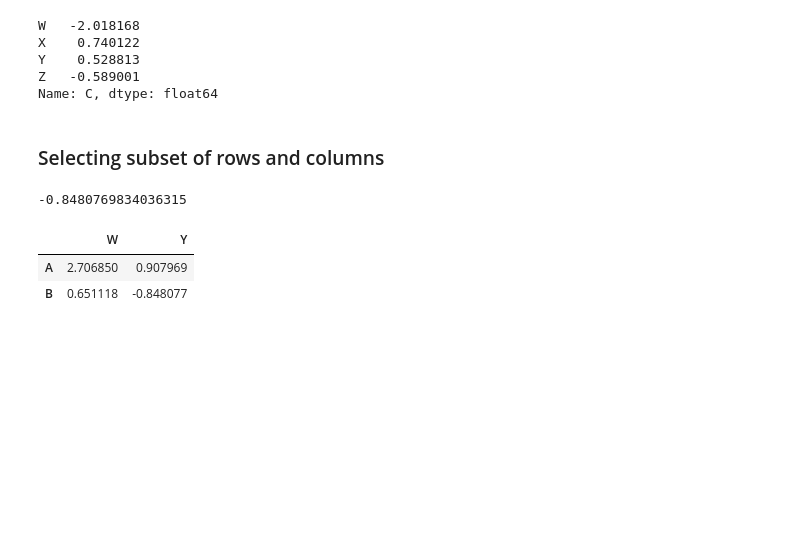
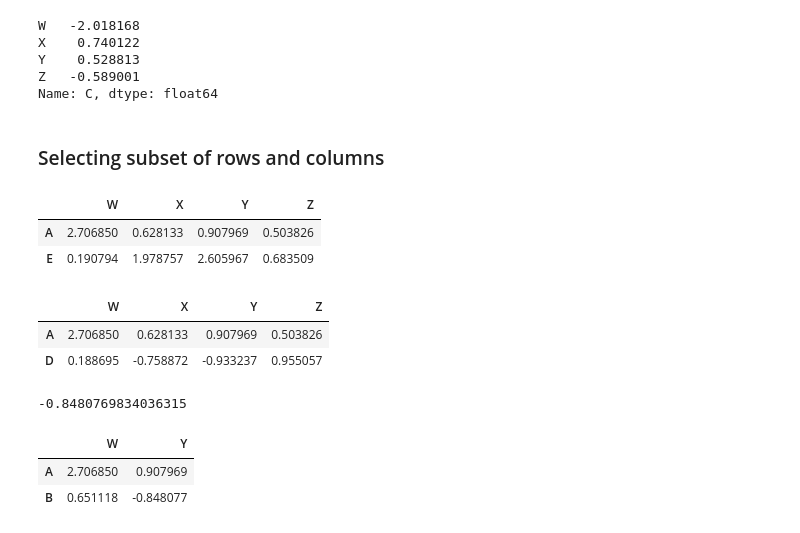
Before and after one commit to malrangcow00/Python-Libraries, a Jupyter notebook: Pandas/02.DataFrames.ipynb, the cells around one changed output. Saved outputs shown, nothing was run; the diff lists cells and outputs as text; code cells hidden in the pictures; blank space fills up the shorter version.

```diff
--- a/Pandas/02.DataFrames.ipynb
+++ b/Pandas/02.DataFrames.ipynb
@@ -21,0 +42,3 @@ df
+# %%
+df = pd.DataFrame(data=rand_mat, index='A B C D E'.split(),columns='W X Y Z'.split())
+df
@@ -135,6 +190,18 @@ Z   -0.589001
 Name: C, dtype: float64
 # %% [markdown]
 ### Selecting subset of rows and columns
+# %%
+df.loc[['A','E']]
+# %% [output]
+|  | W | X | Y | Z |
+| A | 2.706850 | 0.628133 | 0.907969 | 0.503826 |
+| E | 0.190794 | 1.978757 | 2.605967 | 0.683509 |
+# %%
+df.iloc[[0,3]]
+# %% [output]
+|  | W | X | Y | Z |
+| A | 2.706850 | 0.628133 | 0.907969 | 0.503826 |
+| D | 0.188695 | -0.758872 | -0.933237 | 0.955057 |
 # %%
 df.loc['B','Y']
 # %% [output]
```
Also changed, not shown: parts of 25 cells of this notebook.
